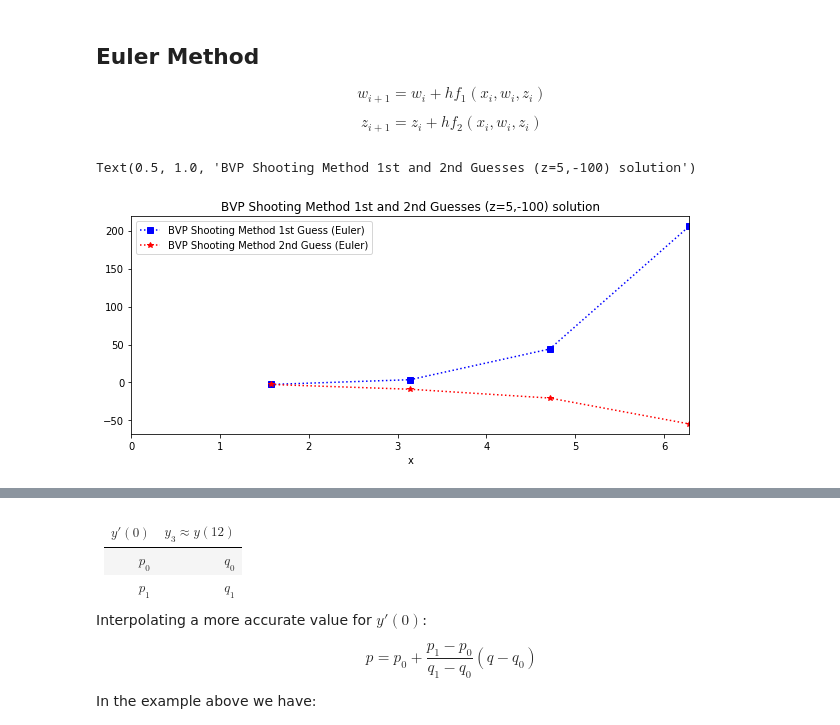
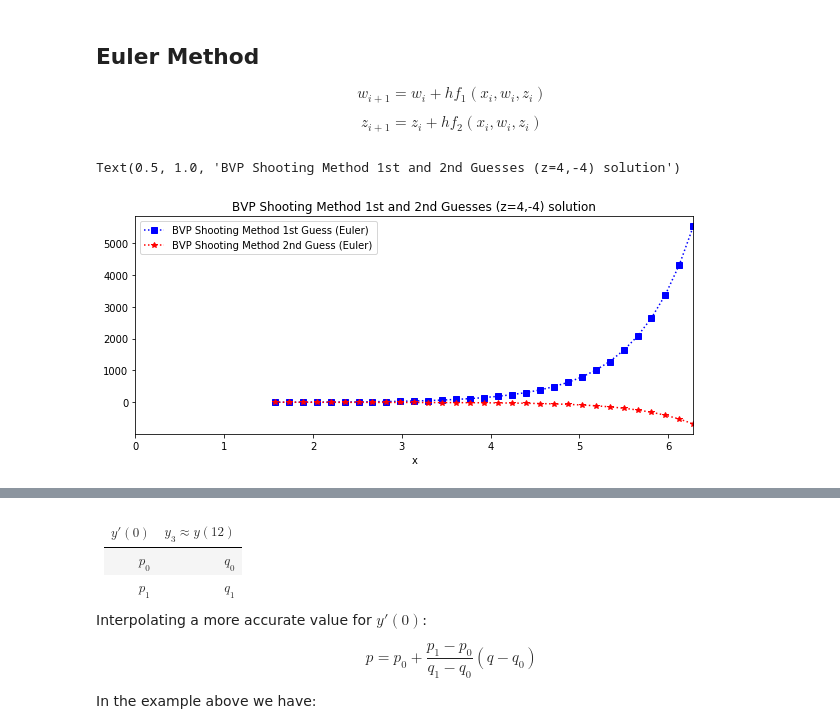
Before and after one commit to JasonBorland/TUD_MATH3835_NA_DE, a Jupyter notebook: MATH3835_TS2_Q3B.ipynb, the cells around one changed output, grey strips where cells are left out. Saved outputs shown, nothing was run; the diff lists cells and outputs as text; code cells hidden in the pictures.

```diff
--- a/MATH3835_TS2_Q3B.ipynb
+++ b/MATH3835_TS2_Q3B.ipynb
@@ -78,9 +78,9 @@ for  $i=0,1,...,4$.
 b=2*math.pi
 a=math.pi/2
 # Steps N1=400
-N1=3
+N1=30
 
-h1=math.pi/2
+h1=math.pi/20
 
 x1=np.arange(a,b+h1,h1)
 
@@ -137,26 +137,26 @@ $$ z_{i+1} = z_{i} + hf_2(x_{i}, w_{i}, z_{i}) $$
 # %%
 
 for i in range (0,N1):
     z1[i+1]=z1[i]+h1*myfun_f2(x1[i], w1[i], z1[i])
     w1[i+1]=w1[i]+h1*myfun_f1(x1[i], w1[i], z1[i])
     z2[i+1]=z2[i]+h1*myfun_f2(x1[i], w2[i], z2[i])
     w2[i+1]=w2[i]+h1*myfun_f1(x1[i], w2[i], z2[i])
 
 
 
 
 fig = plt.figure(figsize=(10,4))
 plt.plot(x1,w1,'s:',color='blue',label='BVP Shooting Method 1st Guess (Euler)')
 plt.plot(x1,w2,'*:',color='red',label='BVP Shooting Method 2nd Guess (Euler)')
 
 
 plt.xlim((0,2*math.pi))
 plt.xlabel('x')
 plt.legend(loc='best')
-plt.title('BVP Shooting Method 1st and 2nd Guesses (z=5,-100) solution')
+plt.title('BVP Shooting Method 1st and 2nd Guesses (z=4,-4) solution')
 # %% [output]
-Text(0.5, 1.0, 'BVP Shooting Method 1st and 2nd Guesses (z=5,-100) solution')
+Text(0.5, 1.0, 'BVP Shooting Method 1st and 2nd Guesses (z=4,-4) solution')
-[figure, old version]
+[figure, new version]
 # %%
 table = ListTable()
 table.append(['x', 'w1', 'z1','w2', 'z2'
```
Also changed, not shown: parts of 8 cells of this notebook, 3 other files.
